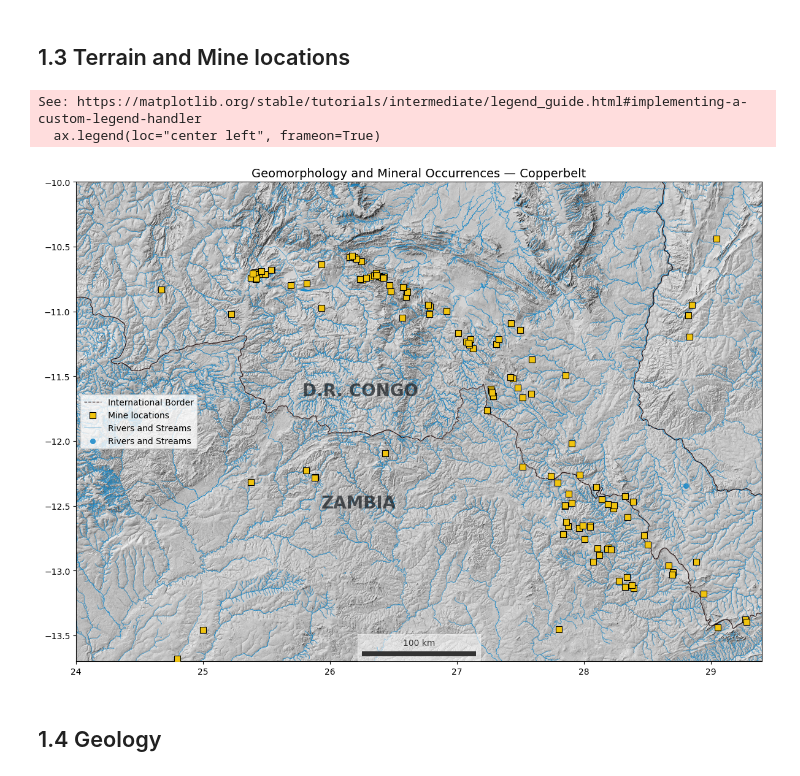
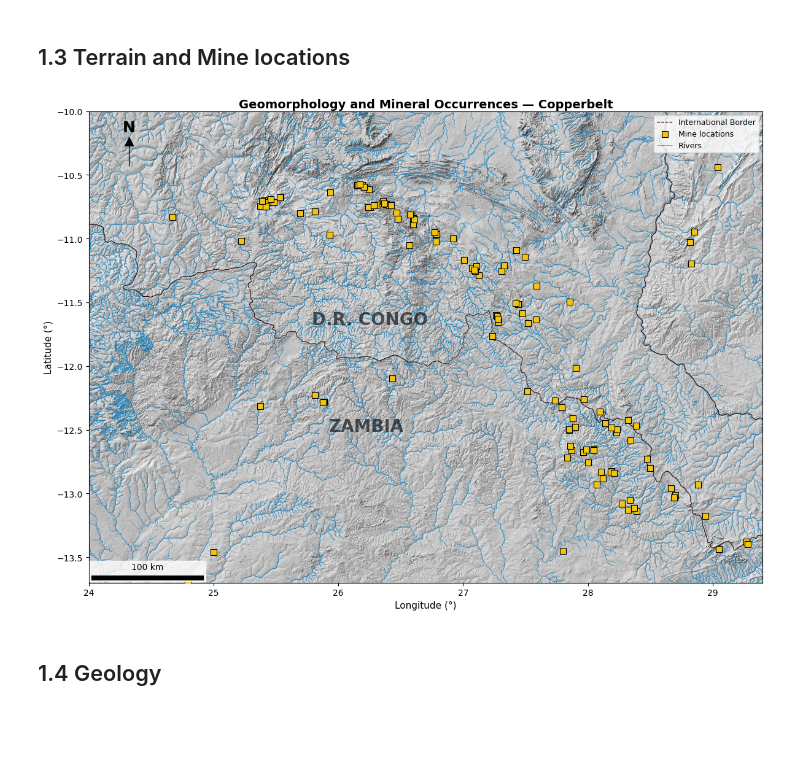
Before and after one commit to jlima-geol/spatial-history-cuco-mining, a Jupyter notebook: notebooks/i.spatial_foundation.ipynb, the cells around one changed output. Drawn from its saved outputs; the diff is of its cells as text; code cells hidden in the pictures; blank space fills up the shorter version.

```diff
--- a/notebooks/i.spatial_foundation.ipynb
+++ b/notebooks/i.spatial_foundation.ipynb
@@ -173,11 +173,11 @@ ax = districts.plot(ax=ax, color="#eeeeee", edgecolor="#bcbcbc", linewidth=0.6)
 texts = []
 for _, row in districts.iterrows():
     x, y = row.geometry.representative_point().coords[0]
-    texts.append(ax.text(x, y, row["NAME_2"], fontsize=8, color="#141515"))
+    texts.append(ax.text(x, y, row["NAME_2"], fontsize=9, color="#141515"))
 
 # International boundary
 gpd.GeoSeries([boundary]).plot(
-    ax=ax, color="#1C0606", linewidth=0.6, linestyle="--",
+    ax=ax, color="black", linewidth=1.4,
     zorder=3, label="International Border",
 )
 
@@ -230,11 +230,14 @@ scalebar = ScaleBar(
     label_formatter=lambda v, u: f"{v:.0f} {u}",
 )
 
-ax.set_title("Infrastructure and Mining Logistics — Copperbelt (DRC and Zambia)", fontsize=14, pad=20)
-ax.axis("on")
-handles, labels = ax.get_legend_handles_labels()
-ax.legend(handles, labels, loc="upper right", frameon=True, fontsize=9)
-ax.add_artist(scalebar)
+ax.axis('on')
+add_map_furniture(
+    ax,
+    gdf_ref=districts,  # any GDF with the correct CRS
+    title="Infrastructure and Mining Logistics — Copperbelt (DRC and Zambia)",
+    legend=True
+)
+
 plt.tight_layout()
 plt.savefig(MAPS_OUT / "infrastructure.png", dpi=300)
 plt.show()
@@ -264,50 +267,41 @@ for iso, row in countries.iterrows():
         dx, dy = 120, -200
     else:
         dx, dy = 0, 55
     text_transform = offset_copy(ax.transData, fig=fig, x=dx, y=dy, units='points')
 
     ax.text(
         x, y,
         "D.R. CONGO" if iso == "COD" else "ZAMBIA",
         fontsize=20, fontweight="bold", color="#14191e", alpha=0.7,
         transform=text_transform,
         ha="center", va="center", zorder=10
     )
 
 # 2. Mine locations
 mrds.plot(ax=ax, color="#f1c40f", markersize=45, marker="s",
           edgecolor="black", linewidth=0.8, label="Mine locations",
           zorder=4)
 
 # 3. Water streams
 water.plot(ax=ax, color="#0982C7", linewidth=0.5, alpha=0.8,
-           label="Rivers and Streams", zorder=1)
+           label="Rivers", zorder=1)
 
-# 4. Scale bar
-dx = 111000 # ~1 degree latitude in metres at this latitude
-scalebar = ScaleBar(
-    dx=dx, units="m", dimension="si-length", location="lower center",
-    fixed_value=100, fixed_units="km", frameon=True, color="#333333",
-    box_alpha=0.5, pad=0.5, scale_loc="top", rotation="horizontal-only",
-    label_formatter=lambda v, u: f"{v:.0f} {u}",
+ax.axis("on")
+add_map_furniture(
+    ax,
+    gdf_ref=mrds,  # any GDF with the correct CRS
+    title="Geomorphology and Mineral Occurrences — Copperbelt",
+    legend=True
 )
-
-ax.set_title("Geomorphology and Mineral Occurrences — Copperbelt",
-             fontsize=14)
-ax.axis("on")
-ax.legend(loc="upper left", frameon=True)
 
 ax.set_xlim(COPPERBELT_BBOX[0], COPPERBELT_BBOX[2])
 ax.set_ylim(COPPERBELT_BBOX[1], COPPERBELT_BBOX[3])
 
-ax.add_artist(scalebar)
 plt.tight_layout()
 plt.savefig(MAPS_OUT / "geomorphology.png", dpi=300)
 plt.show()
 # %% [output]
-See: https://matplotlib.org/stable/tutorials/intermediate/legend_guide.html#implementing-a-custom-legend-handler
-  ax.legend(loc="center left", frameon=True)
-[figure, old version]
+[figure, new version]
 # %% [markdown]
 ## 1.4 Geology
 # %%
```
Also changed, not shown: parts of 7 cells of this notebook, 22 other files.
